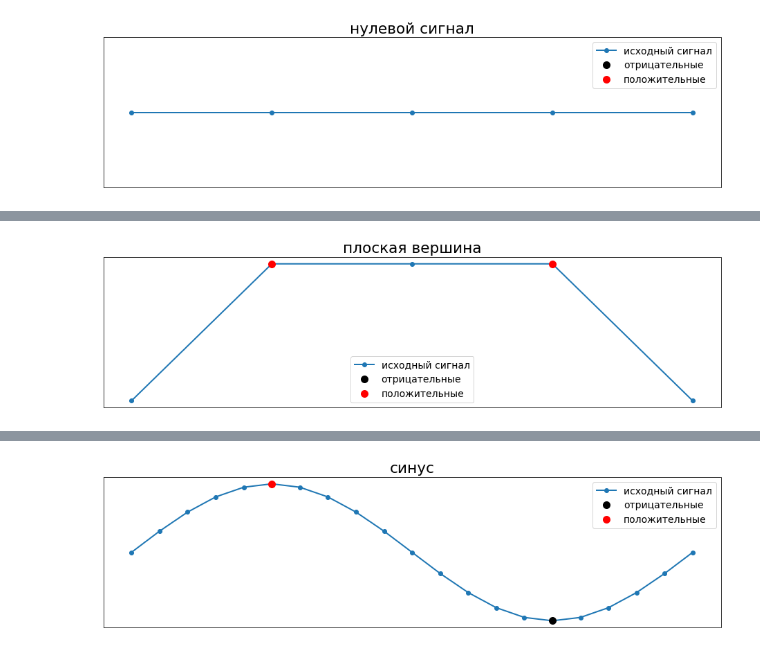
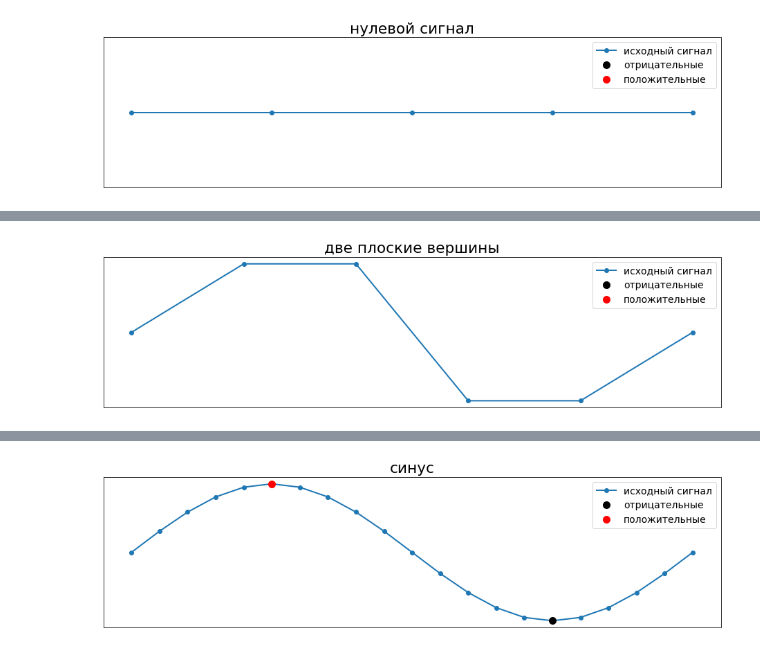
Before and after one commit to kokostek/jupyter-notebooks, a Jupyter notebook: FindPeaks.ipynb, the cells around one changed output, grey strips where cells are left out. Cells and saved outputs as stored; diff of their text form; code cells hidden in the pictures.

```diff
--- a/FindPeaks.ipynb
+++ b/FindPeaks.ipynb
@@ -47,7 +47,7 @@ def findpeaks(x, threshold=0):
     dx = diff(x)
     ddx = diff(dx)
     sgn = dx[1:] * dx[:-1]
-    i, = where((sgn <= 0) & (ddx > threshold))
+    i, = where((sgn < 0) & (ddx > threshold))
     return i + 1
 # %% [markdown]
 Вспомогательная функция для демонстрации.
@@ -101,5 +106,5 @@ plotpeaks([0, 0.5, 1, 0, -1, -0.5, 0])
 # %%
-title('плоская вершина')
-plotpeaks([0, 1, 1, 1, 0])
+title('две плоские вершины')
+plotpeaks([0, 1, 1, -1, -1, 0])
 # %% [output]
-[figure, old version]
+[figure, new version]
```
Also changed, not shown: parts of 9 cells of this notebook.
